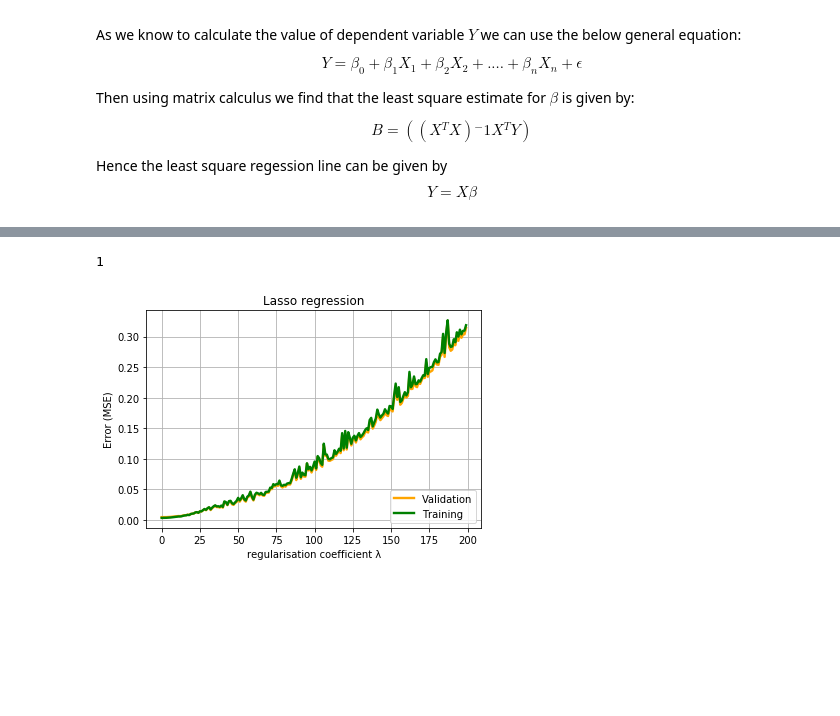
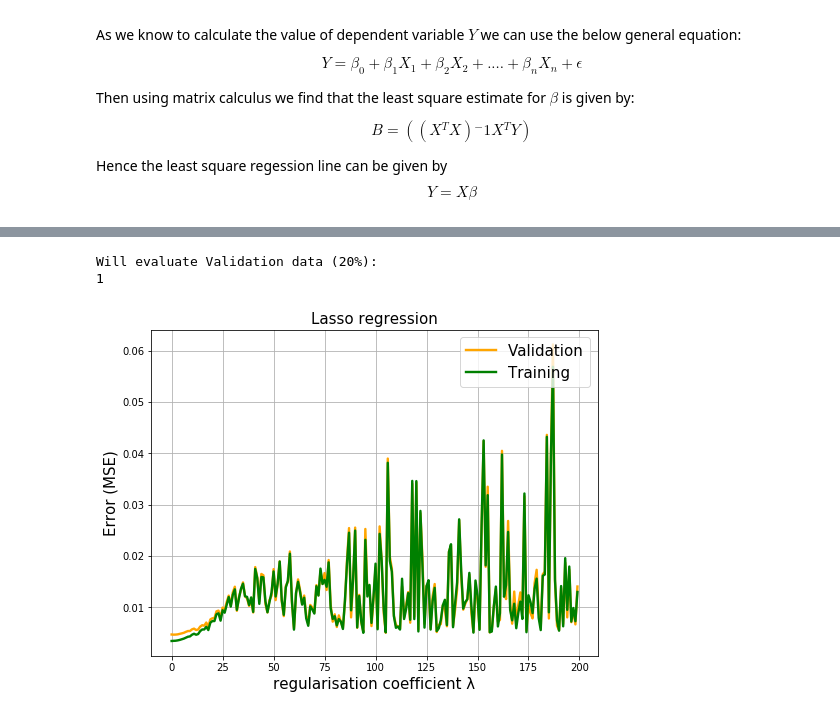
Before and after one commit to anujbansal16/Regularization, a Jupyter notebook: Assignment7.ipynb, the cells around one changed output, grey strips where cells are left out. Drawn from its saved outputs; the diff is of its cells as text; code cells hidden in the pictures; blank space fills up the shorter version.

```diff
--- a/Assignment7.ipynb
+++ b/Assignment7.ipynb
@@ -157,5 +155,4 @@ predictProbAdmit("AdmissionDataset/data.csv",80)
 # %%
-import copy
 def predictProbAdmitGD(trainFile,percent,independentVariable=[1,2,3,4,5,6,7],targetIndex=8,forGraph=False,testFile=None):
     data=pd.read_csv(trainFile).values
     independentVariable=[0]+independentVariable
@@ -163,10 +160,10 @@ def predictProbAdmitGD(trainFile,percent,independentVariable=[1,2,3,4,5,6,7],tar
     train,test=splitTrainTest(data,percent)
 
     if testFile:
+        print("Will evaluate test File: ",testFile)
         test=pd.read_csv(testFile).values
-
-#     otest=copy.deepcopy(test)
-#     otrain=copy.deepcopy(train)
+    else:
+        print("Will evaluate Validation data (20%): ")
 
 
     testY=test[:,targetIndex]
@@ -191,35 +188,43 @@ def predictProbAdmitGD(trainFile,percent,independentVariable=[1,2,3,4,5,6,7],tar
     mseErrorsTrain=[]
     lambdaVal=[i for i in range(200)]
 #     lambdaVal=np.linspace(1,20,200)
     for lambdaV in lambdaVal:
         learningR=0.1
         epochs=1000
         theta=np.zeros((train.shape[1],1))
         m=len(trainY)
 
         trainY=trainY.reshape(-1,1)
         testY=testY.reshape(-1,1)
 
         for i in range(epochs):
             predictions=np.dot(train,theta)
-            theta=theta-(1/m)*learningR*(train.T.dot((predictions-trainY))+lambdaV*np.sign(theta))
+            diff=(predictions-trainY)
+            deri=train.T.dot(diff)+lambdaV*np.sign(theta)
+            deri[0]=deri[0]-lambdaV*np.sign(theta[0])
+            theta=theta-learningR*(deri/m)
+#             theta=theta-(1/m)*learningR*(train.T.dot((predictions-trainY))+lambdaV*np.sign(theta))
 
         predictedTrain=np.dot(train,theta)
         predictedValid=np.dot(test,theta)
         mseErrorsValid.append(MSE(testY,predictedValid))
         mseErrorsTrain.append(MSE(trainY,predictedTrain))
     print(lambdaVal[np.argmin(mseErrorsValid)])
+    plt.figure(figsize=(8,6))
+    plt.xlabel('xlabel', fontsize=15)
+    plt.ylabel('ylabel', fontsize=15)
     plt.xlabel("regularisation coefficient λ")
     plt.ylabel("Error (MSE)")
     plt.grid(True)
     plt.plot(lambdaVal,mseErrorsValid,color="orange",linewidth="2.4",label="Validation")
     plt.plot(lambdaVal,mseErrorsTrain,color="green",linewidth="2.4",label="Training")
-    plt.title("Lasso regression")
-    plt.legend(loc=4)
+    plt.title("Lasso regression",fontsize=15)
+    plt.legend(loc=1,fontsize=15)
     plt.show()
 
 predictProbAdmitGD("AdmissionDataset/data.csv",80)
 # %% [output]
+Will evaluate Validation data (20%):
 1
-[figure, old version]
+[figure, new version]
 # %%
```
Also changed, not shown: parts of 8 cells of this notebook, 6 other files.
